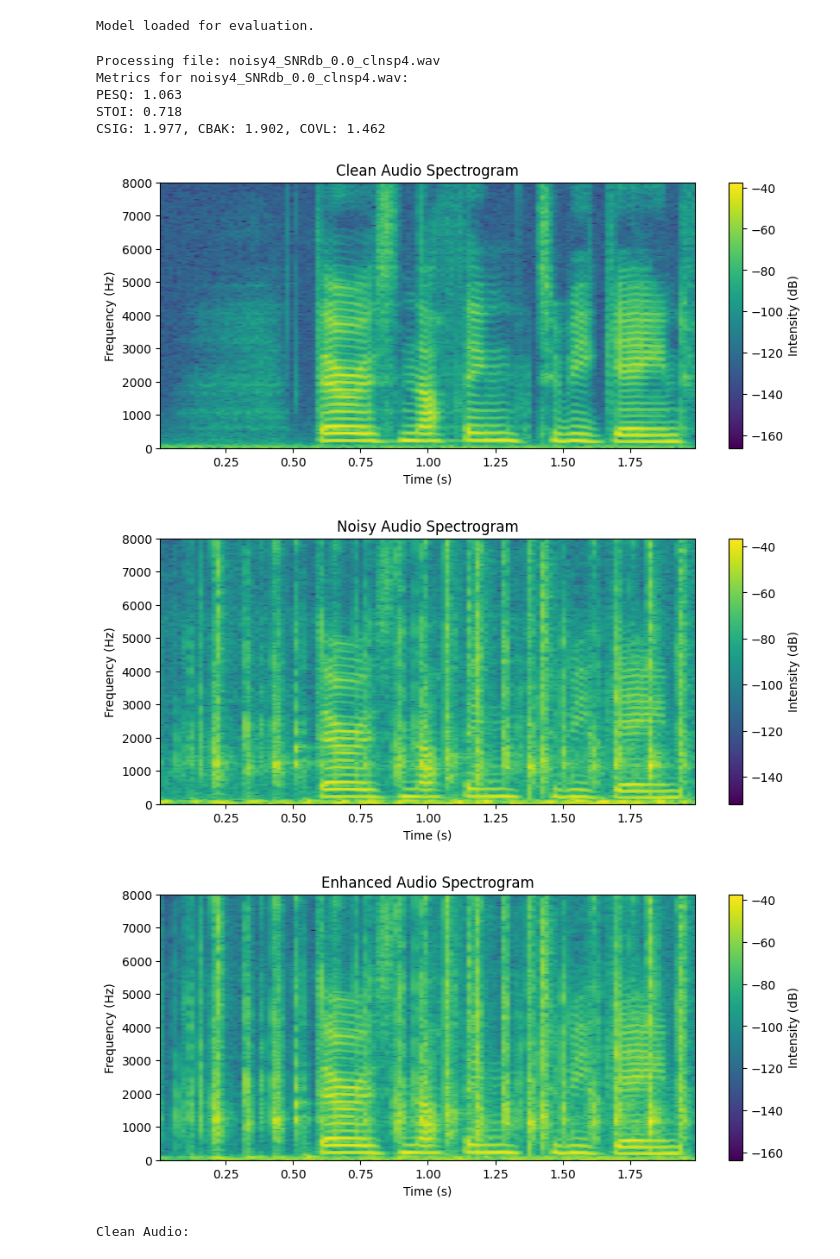
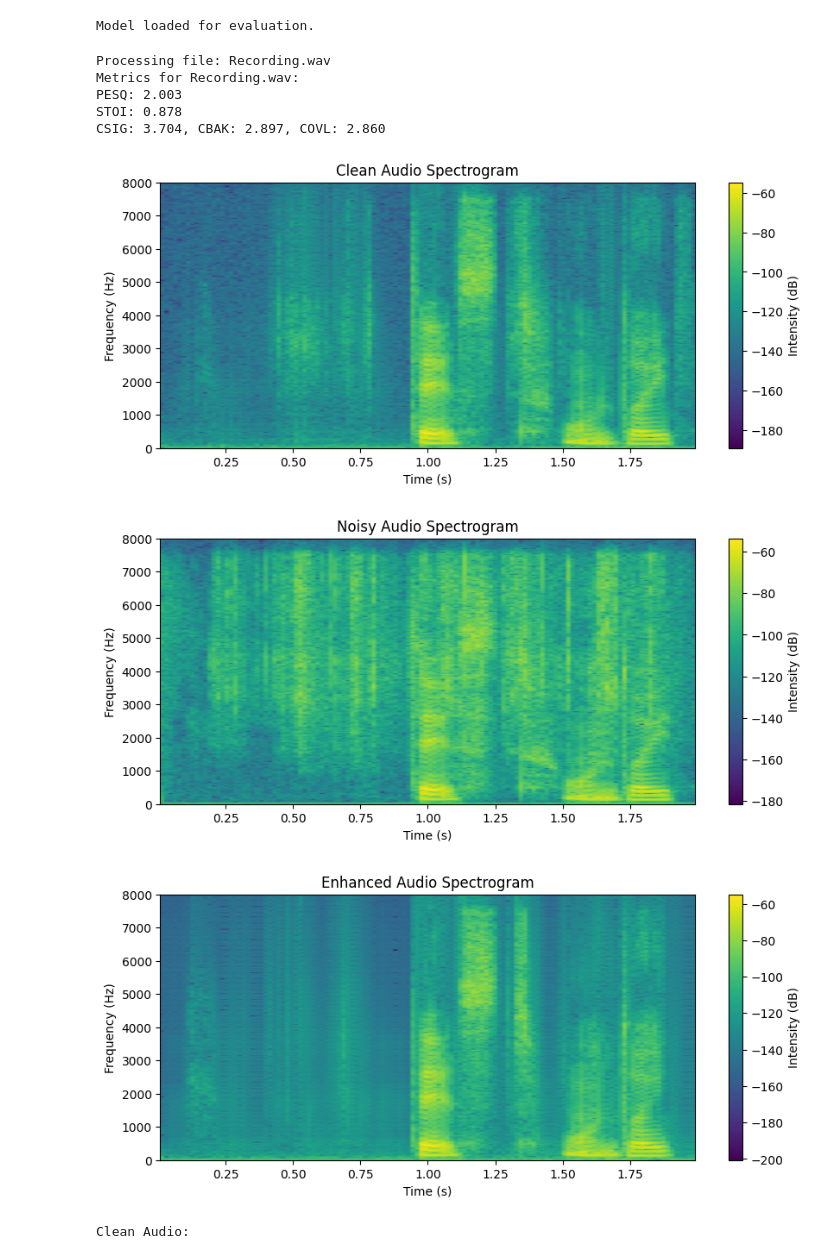
Before and after one commit to GitStroberi/Denoiser, a Jupyter notebook: evaluation.ipynb, the cells around one changed output. Saved outputs shown, nothing was run; the diff lists cells and outputs as text; code cells hidden in the pictures.

```diff
--- a/evaluation.ipynb
+++ b/evaluation.ipynb
@@ -51,7 +51,8 @@ from model_def import CausalDemucsSplit
 device = torch.device("cuda" if torch.cuda.is_available() else "cpu")
 model = CausalDemucsSplit(chin=1, chout=1, hidden=48, depth=5, kernel_size=K, stride=S_conv,
                           causal=True, resample=RESAMPLE_FACTOR, normalize=False, glu=True).to(device)
-checkpoint = torch.load("best_model_ms_snsd_split.pth", map_location=device)
+checkpoint = torch.load("best_model_ms_snsd_gru.pth", map_location=device)
+#checkpoint = torch.load("best_model_split_aug.pth", map_location=device)
 model.load_state_dict(checkpoint)
 model.eval()
 print("Model loaded for evaluation.")
@@ -126,8 +127,8 @@ if len(test_noisy_files) == 0:
 #noisy_path = test_noisy_files[index]
 #clean_path = test_clean_files[index]
 
-noisy_path = r"noisy4_SNRdb_0.0_clnsp4.wav"
-clean_path = r"clnsp4.wav"
+noisy_path = r"Recording.wav"
+clean_path = r"Recording_out.wav"
 
 print("Processing file:", os.path.basename(noisy_path))
 
@@ -160,41 +161,41 @@ except Exception as e:
 try:
     stoi_score = stoi(clean_segment, enhanced_segment, SAMPLE_RATE)
 except Exception as e:
     print("Error computing STOI:", e)
     stoi_score = np.nan
 
 try:
     csig, cbak, covl = composite(clean_segment, enhanced_segment, SAMPLE_RATE)
 except Exception as e:
     print("Error computing composite metrics:", e)
     csig, cbak, covl = (np.nan, np.nan, np.nan)
 
 print(f"Metrics for {os.path.basename(noisy_path)}:")
 print(f"PESQ: {pesq_score[1]:.3f}")
 print(f"STOI: {stoi_score:.3f}")
 print(f"CSIG: {csig:.3f}, CBAK: {cbak:.3f}, COVL: {covl:.3f}")
 
 # Plot spectrograms.
 plot_spectrogram(clean_segment, SAMPLE_RATE, title="Clean Audio Spectrogram")
 plot_spectrogram(noisy_segment, SAMPLE_RATE, title="Noisy Audio Spectrogram")
 plot_spectrogram(enhanced_segment, SAMPLE_RATE, title="Enhanced Audio Spectrogram")
 
 # Play audio using IPython display.
 print("Clean Audio:")
 play_audio(clean_segment, SAMPLE_RATE)
 print("Noisy Audio:")
 play_audio(noisy_segment, SAMPLE_RATE)
 print("Enhanced Audio:")
 play_audio(enhanced_segment, SAMPLE_RATE)
 # %% [output]
-Processing file: noisy4_SNRdb_0.0_clnsp4.wav
-Metrics for noisy4_SNRdb_0.0_clnsp4.wav:
-PESQ: 1.063
-STOI: 0.718
-CSIG: 1.977, CBAK: 1.902, COVL: 1.462
+Processing file: Recording.wav
+Metrics for Recording.wav:
+PESQ: 2.003
+STOI: 0.878
+CSIG: 3.704, CBAK: 2.897, COVL: 2.860
-[figure, old version]
+[figure, new version]
-[figure, old version]
+[figure, new version]
-[figure, old version]
+[figure, new version]
 Clean Audio:
 [interactive output not drawn]
 Noisy Audio:
```
Also changed, not shown: parts of 3 cells of this notebook, 6 other files.
